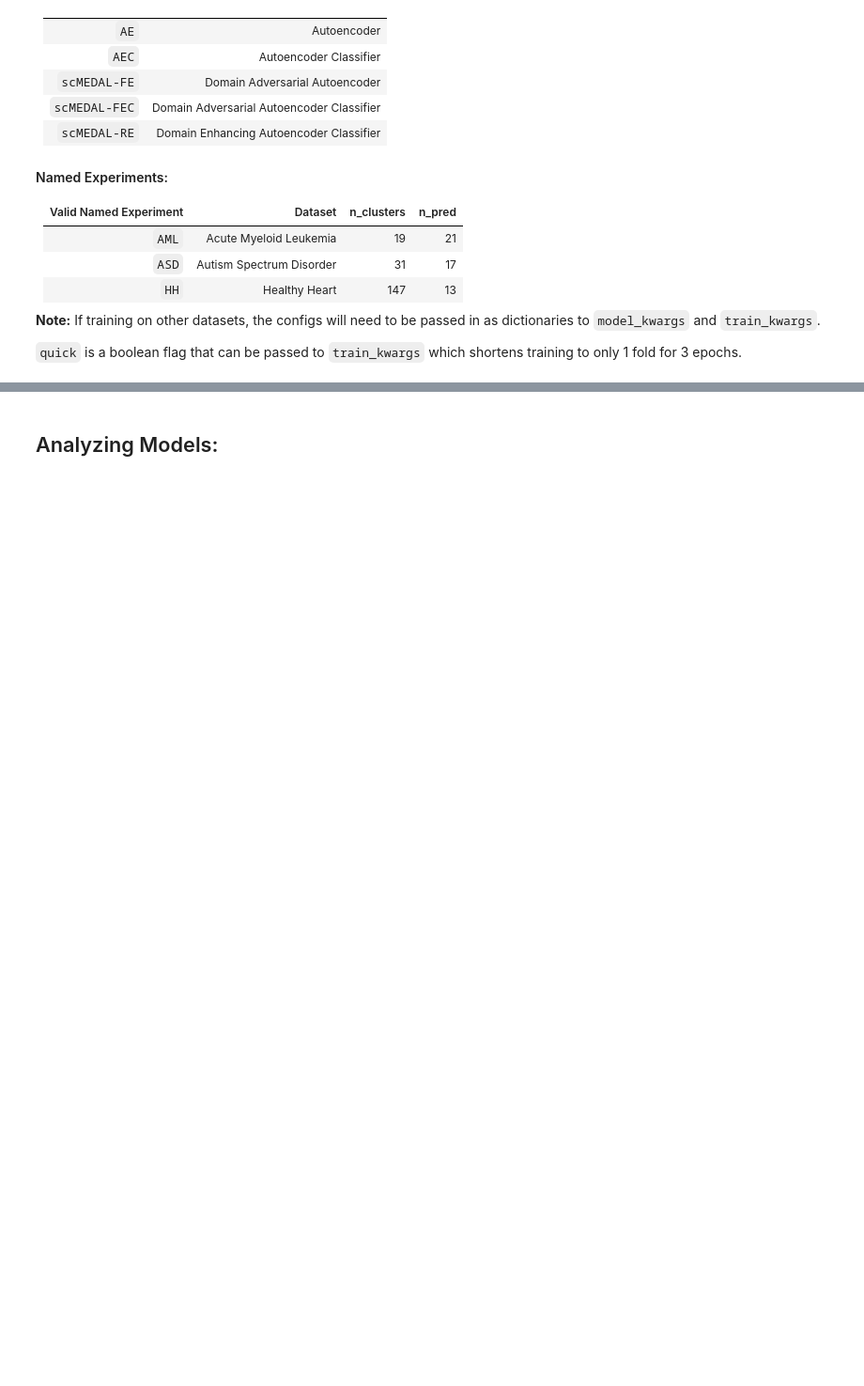
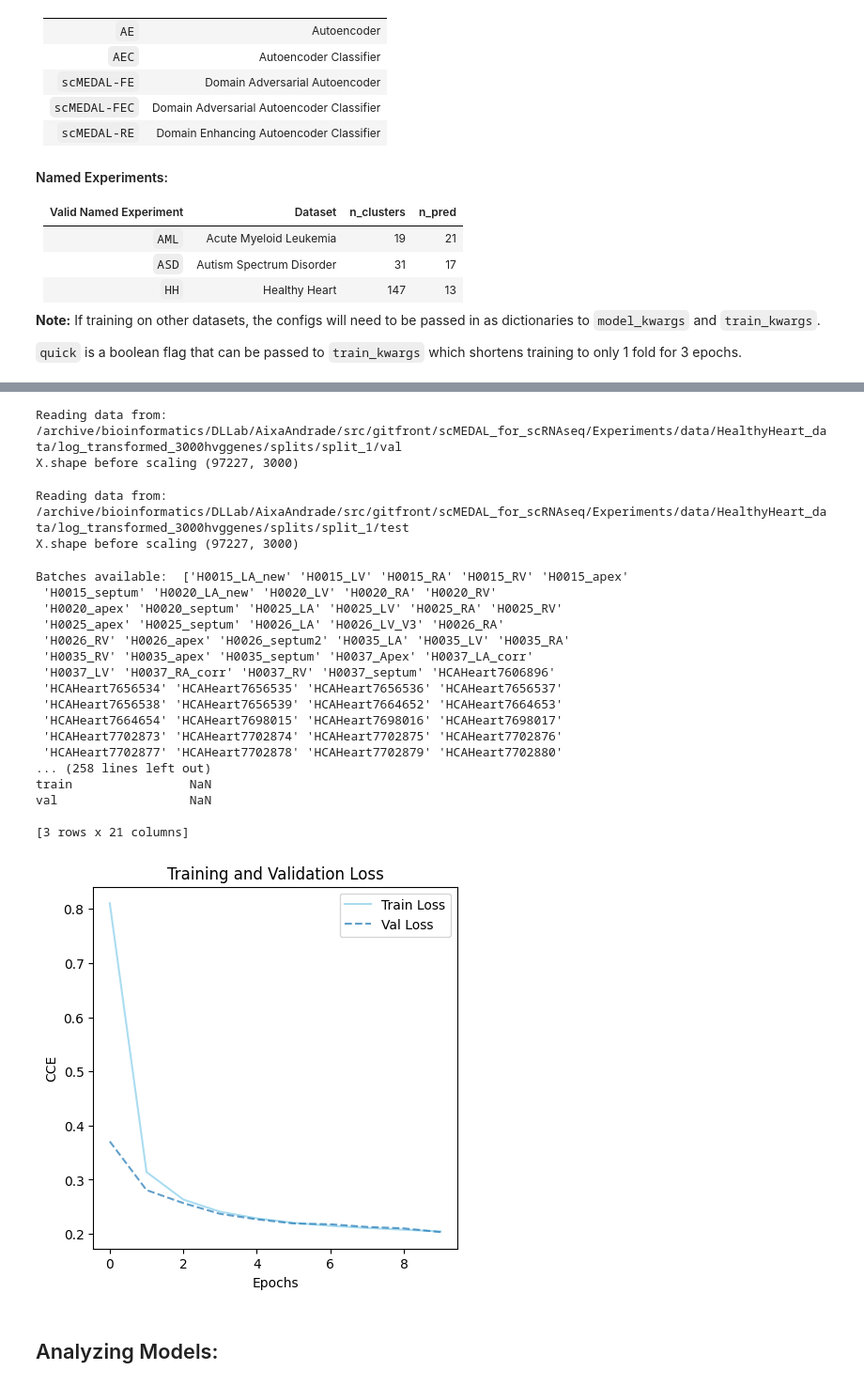
Before and after one commit to DeepLearningForPrecisionHealthLab/scMEDAL_for_scRNAseq, a Jupyter notebook: demo/demo_hh.ipynb, the cells around one changed output, grey strips where cells are left out. Shown at 94% size. Drawn from its saved outputs; the diff is of its cells as text; code cells hidden in the pictures; blank space fills up the shorter version.

```diff
--- a/demo/demo_hh.ipynb
+++ b/demo/demo_hh.ipynb
@@ -42,11 +53,12 @@ model_folder_dict = {
     #"scmedalfec":"",
     "scmedalre":"run_crossval_loss_recon_weight-110.0_loss_latent_cluster_weight-0.1_n_latent_dims-50_layer_units-512-132_kl_weight-0.0_scaling-min_max_batch_size-512_epochs-500_patience-30_sample_size-10000_2025-07-08_15-59",
 }
-model_folder_dict = {k:os.path.join(HH_OUTPUTS_DIR, "latent_space", "log_transformed_3000hvggenes",k, v) for k, v in model_folder_dict.items()}
+model_paths = {k:os.path.join(HH_OUTPUTS_DIR, "latent_space", "log_transformed_3000hvggenes",k, v) for k, v in model_folder_dict.items()}
 print(model_folder_dict)
-mec_asd = train_model_on_named_experiment("MEC", "HH",
-                                    train_kwargs={"quick":True, "results_path_dict":model_folder_dict, },
-                                    model_kwargs={"models_list":list(model_folder_dict.keys()), #"get_pca":True,
+mec_hh = train_model_on_named_experiment("MEC", "HH",
+                                    train_kwargs={"quick":True, "results_path_dict":model_paths, },
+                                    model_kwargs={"models_list":list(model_paths.keys()), #"get_pca":True,
                                                     #"latent_keys_config":{"fe_latent":"scmedalfe_latent", "re_latent":"scmedalre_latent"}}
                                                     "latent_keys_config":{"fe_latent":"scmedalfe_latent", "re_latent":"scmedalre_latent"}})
                                                 # "latent_keys_config":{"fe_latent":"X_pca", "re_latent":"re_latent"}}
+# %% [output]
@@ -53,3 +82,25 @@ mec_asd = train_model_on_named_experiment("MEC", "HH",
+Reading data from: /archive/bioinformatics/DLLab/AixaAndrade/src/gitfront/scMEDAL_for_scRNAseq/Experiments/data/HealthyHeart_data/log_transformed_3000hvggenes/splits/split_1/val
+X.shape before scaling (97227, 3000)
+Reading data from: /archive/bioinformatics/DLLab/AixaAndrade/src/gitfront/scMEDAL_for_scRNAseq/Experiments/data/HealthyHeart_data/log_transformed_3000hvggenes/splits/split_1/test
+X.shape before scaling (97227, 3000)
+Batches available:  ['H0015_LA_new' 'H0015_LV' 'H0015_RA' 'H0015_RV' 'H0015_apex'
+ 'H0015_septum' 'H0020_LA_new' 'H0020_LV' 'H0020_RA' 'H0020_RV'
+ 'H0020_apex' 'H0020_septum' 'H0025_LA' 'H0025_LV' 'H0025_RA' 'H0025_RV'
+ 'H0025_apex' 'H0025_septum' 'H0026_LA' 'H0026_LV_V3' 'H0026_RA'
+ 'H0026_RV' 'H0026_apex' 'H0026_septum2' 'H0035_LA' 'H0035_LV' 'H0035_RA'
+ 'H0035_RV' 'H0035_apex' 'H0035_septum' 'H0037_Apex' 'H0037_LA_corr'
+ 'H0037_LV' 'H0037_RA_corr' 'H0037_RV' 'H0037_septum' 'HCAHeart7606896'
+ 'HCAHeart7656534' 'HCAHeart7656535' 'HCAHeart7656536' 'HCAHeart7656537'
+ 'HCAHeart7656538' 'HCAHeart7656539' 'HCAHeart7664652' 'HCAHeart7664653'
+ 'HCAHeart7664654' 'HCAHeart7698015' 'HCAHeart7698016' 'HCAHeart7698017'
+ 'HCAHeart7702873' 'HCAHeart7702874' 'HCAHeart7702875' 'HCAHeart7702876'
+ 'HCAHeart7702877' 'HCAHeart7702878' 'HCAHeart7702879' 'HCAHeart7702880'
+... (258 lines left out)
+train                NaN
+val                  NaN
+
+[3 rows x 21 columns]
+[figure, added]
 # %% [markdown]
 ## Analyzing Models:
 # %%
```
Also changed, not shown: parts of 7 cells of this notebook, 6 other files.
